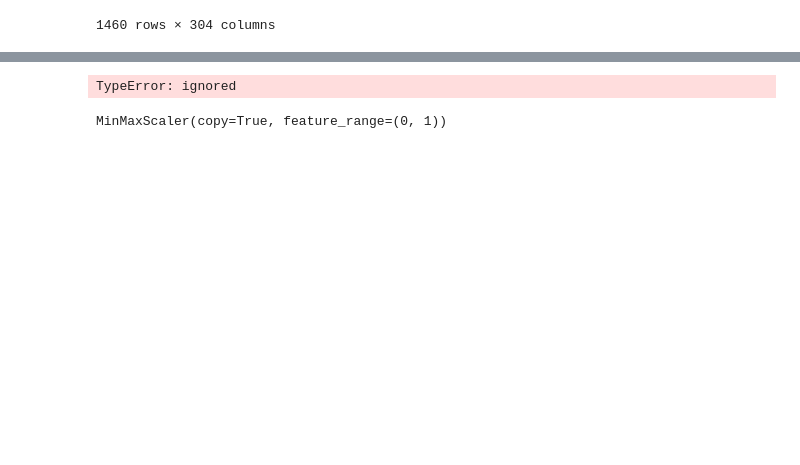
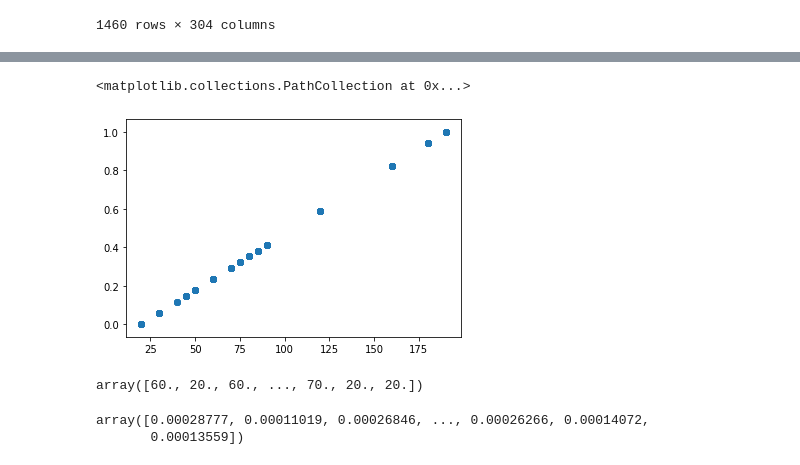
Before and after one commit to roybibek/regression_modeling, a Jupyter notebook: House_Price_Prediction.ipynb, the cells around one changed output, grey strips where cells are left out. Cells and saved outputs as stored; diff of their text form; code cells hidden in the pictures; blank space fills up the shorter version.

```diff
--- a/House_Price_Prediction.ipynb
+++ b/House_Price_Prediction.ipynb
@@ -8,3 +6,6 @@ data = pa.read_csv('train.csv')
+# %%
+url2 = "https://raw.githubusercontent.com/roybibek/regression_modeling/master/train.csv"
+data = pa.read_csv(url2)
 # %%
 data
 # %% [output]
@@ -309,3 +296,5 @@ numerical = [var for var in data.columns if data[var].dtype!='O']
 print('There are {} numerical variables'.format(len(numerical)))
 # %% [output]
 There are 38 numerical variables
+# %%
+numerical.pop(0)
@@ -497 +508,7 @@ one_hot_encoded_data.sample(10)
 10 rows × 304 columns
+# %%
+ numdata = []
+ for var in numerical:
+   numdata.append(list(data[var]))
+numdata = np.array(numdata)
+numdata
@@ -498,11 +529,20 @@ one_hot_encoded_data.sample(10)
 # %%
 # Rescalling the dataset
 from sklearn.preprocessing import MinMaxScaler
-scaled_data = minmax_scaling(numerical)
+scaler = sklearn.preprocessing.MinMaxScaler()
+scaler.fit(numdata[0].reshape(-1,1))
+numscale = scaler.transform(numdata[0].reshape(-1,1))
-# %% [output]
-TypeError: ignored
-# %%
-from sklearn import preprocessing
-minmax_scale = preprocessing.MinMaxScaler(feature_range=(0, 1))
-# %% [output]
-MinMaxScaler(copy=True, feature_range=(0, 1))
+# %%
+plt.scatter(numdata[0,:],numscale)
+# %% [output]
+<matplotlib.collections.PathCollection at 0x...>
+[figure, added]
+# %%
+numdata[0,:]
+# %% [output]
+array([60., 20., 60., ..., 70., 20., 20.])
+# %%
+numscale[0,:]
+# %% [output]
+array([0.00028777, 0.00011019, 0.00026846, ..., 0.00026266, 0.00014072,
+       0.00013559])
```
Also changed, not shown: parts of 9 cells of this notebook.
